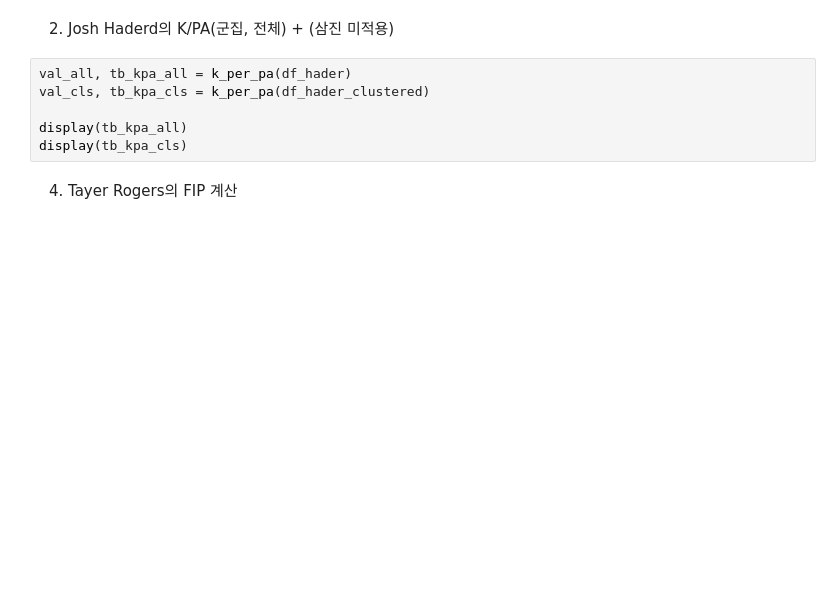
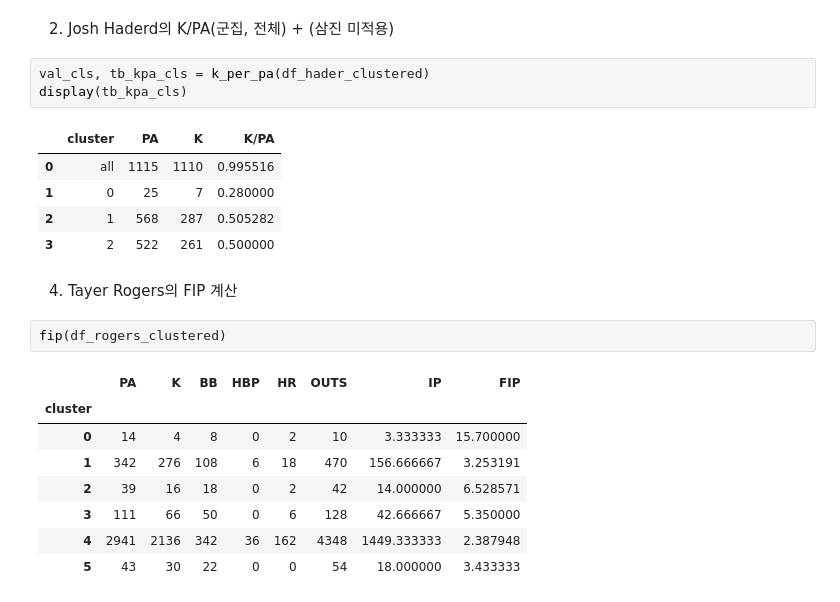
Before and after one commit to finn-sharp/Process-Mining-Analysis-on-MLB, a Jupyter notebook: process_analysis.ipynb, the cells around one changed output. Drawn from its saved outputs; the diff is of its cells as text; blank space fills up the shorter version.

Commit message:
[FIX] josh hader의 fip 자료도 process_anlaysis.ipynb 에 추가

```diff
--- a/process_analysis.ipynb
+++ b/process_analysis.ipynb
@@ -570,10 +654,24 @@ display(tb_ppa_all)
 # %% [markdown]
 2. Josh Haderd의 K/PA(군집, 전체) + (삼진 미적용)
 # %%
-val_all, tb_kpa_all = k_per_pa(df_hader)
 val_cls, tb_kpa_cls = k_per_pa(df_hader_clustered)
-
-display(tb_kpa_all)
 display(tb_kpa_cls)
+# %% [output]
+|  | cluster | PA | K | K/PA |
+| 0 | all | 1115 | 1110 | 0.995516 |
+| 1 | 0 | 25 | 7 | 0.280000 |
+| 2 | 1 | 568 | 287 | 0.505282 |
+| 3 | 2 | 522 | 261 | 0.500000 |
 # %% [markdown]
 4. Tayer Rogers의 FIP 계산
+# %%
+fip(df_rogers_clustered)
+# %% [output]
+|  | PA | K | BB | HBP | HR | OUTS | IP | FIP |
+| cluster |  |  |  |  |  |  |  |  |
+| 0 | 14 | 4 | 8 | 0 | 2 | 10 | 3.333333 | 15.700000 |
+| 1 | 342 | 276 | 108 | 6 | 18 | 470 | 156.666667 | 3.253191 |
+| 2 | 39 | 16 | 18 | 0 | 2 | 42 | 14.000000 | 6.528571 |
+| 3 | 111 | 66 | 50 | 0 | 6 | 128 | 42.666667 | 5.350000 |
+| 4 | 2941 | 2136 | 342 | 36 | 162 | 4348 | 1449.333333 | 2.387948 |
+| 5 | 43 | 30 | 22 | 0 | 0 | 54 | 18.000000 | 3.433333 |
```
Also changed, not shown: parts of 19 cells of this notebook.
